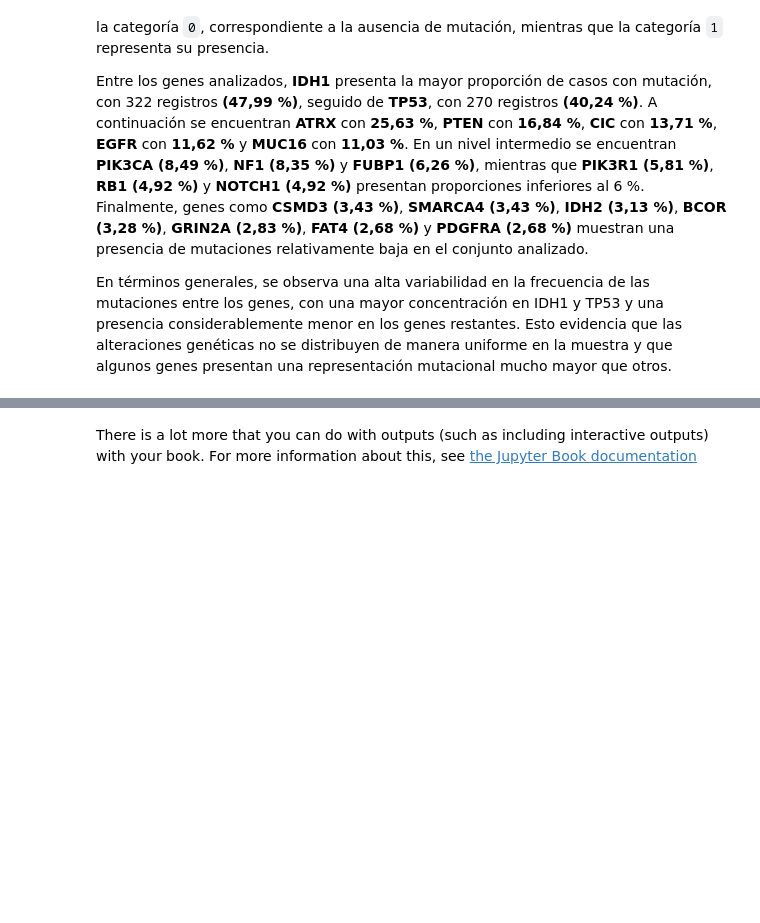
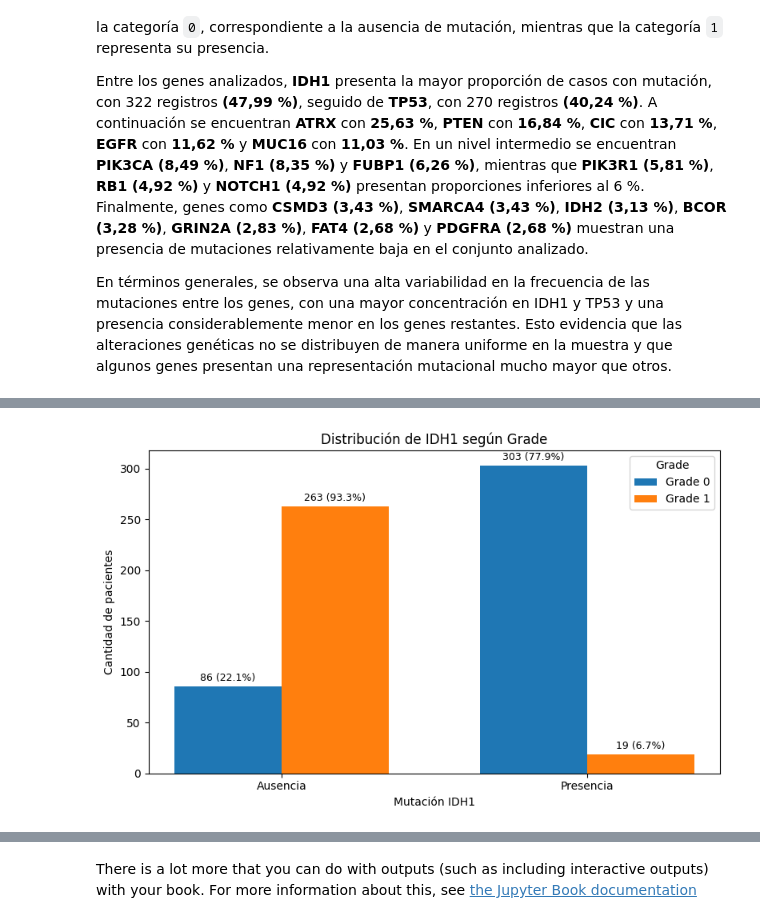
Before and after one commit to Alej0126/Jbook_dataviz, a Jupyter notebook: docs/_build/jupyter_execute/notebooks.ipynb, the cells around one changed output, grey strips where cells are left out. Cells and saved outputs as stored; diff of their text form; code cells hidden in the pictures; blank space fills up the shorter version.

```diff
--- a/docs/_build/jupyter_execute/notebooks.ipynb
+++ b/docs/_build/jupyter_execute/notebooks.ipynb
@@ -498,0 +641,14 @@ display(HTML(html_final))
+# %%
+tabla_IDH1_bivariada = analisis_bivariado(
+    train_data,
+    target="Grade",
+    variable="IDH1",
+    etiquetas={
+        0: "Ausencia",
+        1: "Presencia"
+    },
+    titulo="Distribución de IDH1 según Grade",
+    xlabel="Mutación IDH1"
+)
+# %% [output]
+[figure, added]
```
Also changed, not shown: parts of 13 cells of this notebook, 13 other files.
